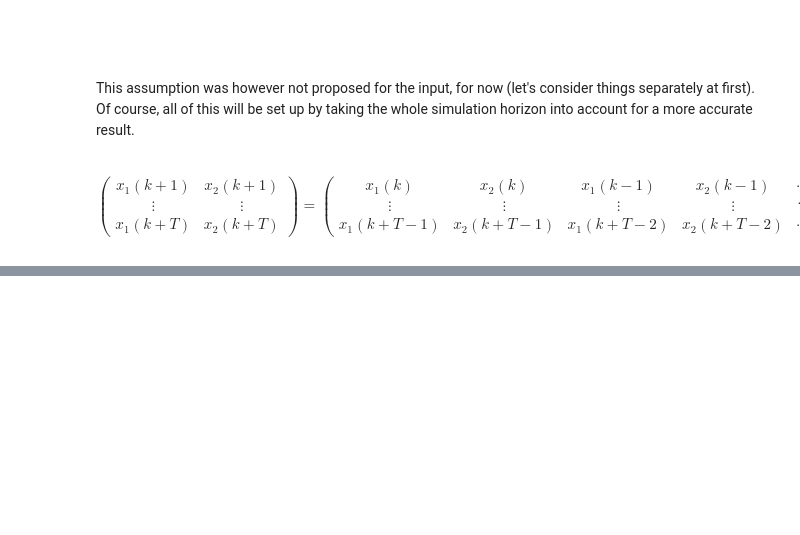
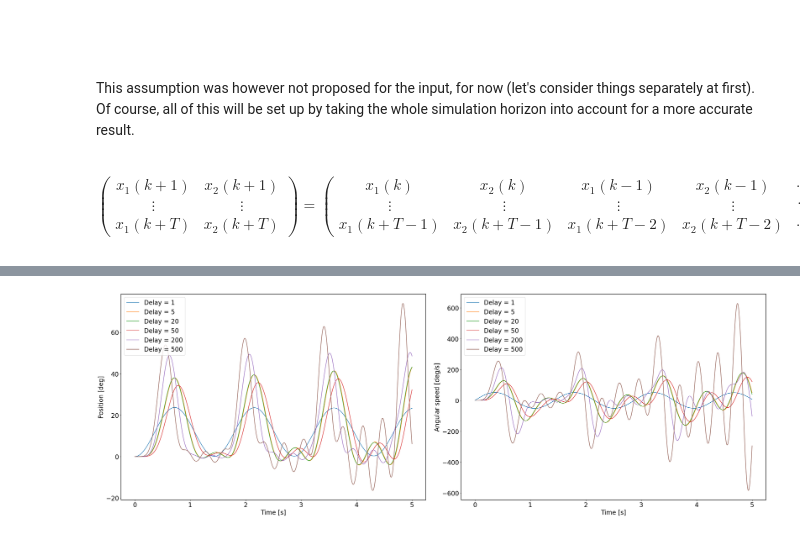
Before and after one commit to CedricFont/Subspace-learning-for-robot-application, a Jupyter notebook: LQR simulation/PendulumDelayEmbeddings.ipynb, the cells around one changed output, grey strips where cells are left out. Saved outputs shown, nothing was run; the diff lists cells and outputs as text; code cells hidden in the pictures; blank space fills up the shorter version.

Commit message:
Simulation with delays

```diff
--- a/LQR simulation/PendulumDelayEmbeddings.ipynb
+++ b/LQR simulation/PendulumDelayEmbeddings.ipynb
@@ -51,9 +52,11 @@ This assumption was however not proposed for the input, for now (let's consider
 $$ \begin{pmatrix} x_1(k+1) & x_2(k+1) \\ \vdots & \vdots \\ x_1(k+T) & x_2(k+T) \end{pmatrix} = \begin{pmatrix} x_1(k) & x_2(k) & x_1(k-1) & x_2(k-1) & \cdots & x_1(k-\tau) & x_2(k-\tau) & u(k) & \cdots & u(k-\tau) \\ \vdots & \vdots & \vdots & \vdots & \ddots & \vdots & \vdots & \vdots & \ddots & \vdots \\ x_1(k+T-1) & x_2(k+T-1) & x_1(k+T-2) & x_2(k+T-2) & \cdots & x_1(k+T-1-\tau) & x_2(k+T-1-\tau) & u(T-1) & \cdots & u(T-1-\tau) \end{pmatrix} \begin{pmatrix} A_{11} & A_{21} \\ A_{12} & A_{22} \\ B_1 & B_2 \end{pmatrix} $$
 # %%
 horizon = np.int(len(pend1.T)/2) # Trajectory planning horizon
+horizon = 1000
 tau = 1 # Maximum delay allowed
 
 DLS1 = DelayedLeastSquare(pend1.X, tau, horizon, pend1.U[:], nb_u=1)
 DLS1.solve()
-print(DLS1.A,DLS1.B)
+print(DLS1.A.shape[1])
+print('A is : \n',DLS1.A,'\n\n\n\nB is : \n',DLS1.B)
 # %% [output]
@@ -64,0 +75,28 @@ x_hat = discreteSimulation(DLS1.A, DLS1.B, pend1.X0, pend1.U, pend1.T)
+# %%
+# Simulations
+DLS1.computeTrajectory(pend1.X0, pend1.U)
+
+# Several plots
+nb_delay = [1,5,20,50,200,500]
+nb_plots = len(nb_delay)
+
+plt.rcParams['font.size'] = 20
+fig, ax = plt.subplots(1, 2,
+                       constrained_layout = True, figsize=(30,10))
+for i in range(nb_plots):
+    tau = nb_delay[i]
+    DLS1 = DelayedLeastSquare(pend1.X, tau, horizon, pend1.U[:], nb_u=1)
+    DLS1.solve()
+    DLS1.computeTrajectory(pend1.X0, pend1.U)
+
+    ax[0].plot(pend1.T, rad2deg(DLS1.Traj[0,:]), label='Delay = '+str(tau))
+    ax[0].set_xlabel('Time [s]'), ax[0].set_ylabel('Position [deg]')
+    ax[0].grid()
+    ax[0].legend()
+
+    ax[1].plot(pend1.T, rad2deg(DLS1.Traj[1,:]), label='Delay = '+str(tau))
+    ax[1].set_xlabel('Time [s]'), ax[1].set_ylabel('Angular speed [deg/s]')
+    ax[1].grid()
+    ax[1].legend()
+# %% [output]
+[figure, added]
```
Also changed, not shown: parts of 4 cells of this notebook, 2 other files.
